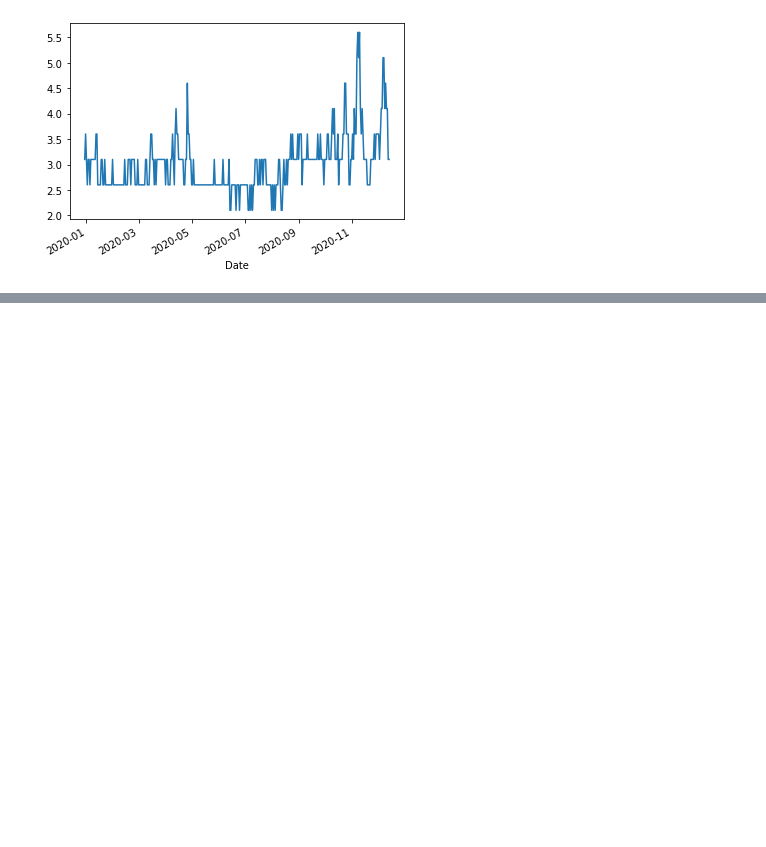
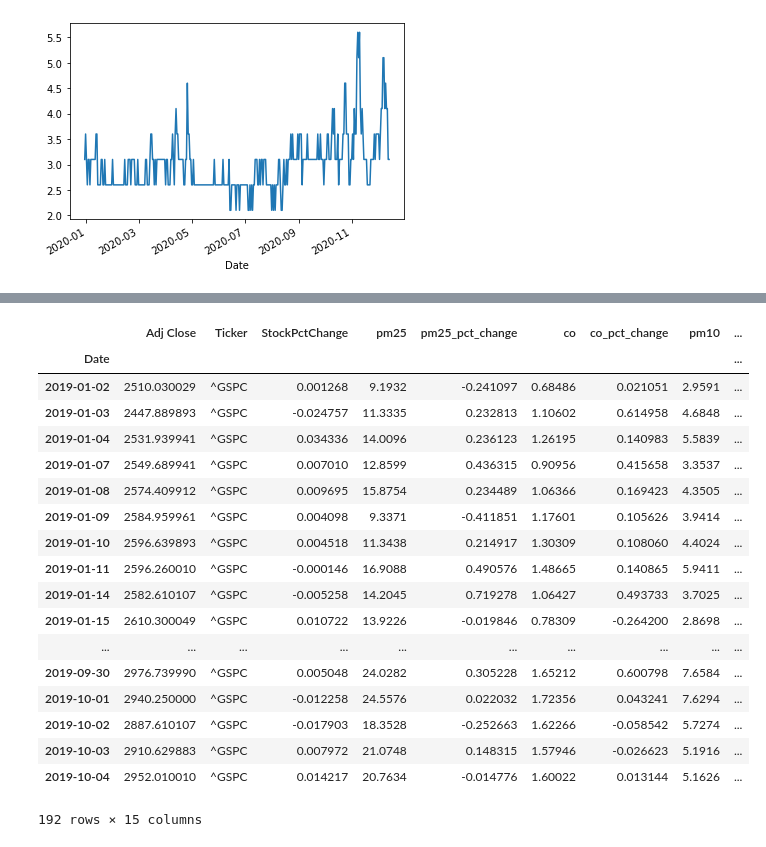
Before and after one commit to risksam/fintech_group_assignment_1, a Jupyter notebook: analysis.ipynb, the cells around one changed output, grey strips where cells are left out. Cells and saved outputs as stored; diff of their text form; code cells hidden in the pictures; blank space fills up the shorter version.

```diff
--- a/analysis.ipynb
+++ b/analysis.ipynb
@@ -174,3 +254,78 @@ corr_graph_maker(dfStock_2020, climate_df_2020)
+# %%
+#dataframes for dashboard
+country_dict = {'IN' : '^BSESN',
+                'CN' : '000001.SS',
+                'JP' : '^N225',
+                'AU' : '^AXJO',
+                'GB' : '^FTSE',
+                'US' : '^GSPC'}
+#list of air quality factors
+aqf = list(air_quality_factors)
+
+#function to generate dict of air quality factors
+def full_dict(df_stock, climate_df, country='JP'):
+
+    list_of_df = {}
+    for factor in aqf:
+        polutant_df = climate_df[climate_df['Specie'] == factor]
+        polutant_df_country = polutant_df['weighted_median'].groupby('Date').sum()
+        new_df  = pd.DataFrame(polutant_df_country)
+        pct_chg = factor+"_pct_change"
+        new_df[pct_chg] = new_df.pct_change()
+        new_df.columns = [factor, pct_chg]
+        list_of_df[factor] = new_df
+
+    #filter out specific pollutant
+#     polutant_df = climate_df[climate_df['Specie'] == polutant]
+#     #calculate weighted mean by day
+#     polutant_df_country = polutant_df['weighted_median'].groupby('Date').sum()#.pct_change()
+
+    df_stock = df_stock[df_stock['Ticker'] == country_dict[country]].set_index('Date')
+    df_stock.index = df_stock.index.astype('datetime64[ns]')
+    #df_stock = df_stock.index.map(list_of_df)
+    for k in list_of_df.keys():
+        df_stock = pd.concat([df_stock, list_of_df[k]], axis =1, join="inner")
+
+
+    return df_stock.drop(['Open','High','Low','Close','Volume'], axis=1).dropna()
+
+jap_2020 = full_dict(dfStock_2020, japan_climate_2020)
+jap_2019 = full_dict(dfStock_2019, japan_climate_2019)
+
+india_2020 = full_dict(dfStock_2020, india_climate_2020, "IN")
+india_2019 = full_dict(dfStock_2019, india_climate_2019, "IN")
+
+china_2020 = full_dict(dfStock_2020, china_climate_2020, "CN")
+china_2019 = full_dict(dfStock_2019, china_climate_2019, "CN")
+
+aus_2020 = full_dict(dfStock_2020, aus_climate_2020, "AU")
+aus_2019 = full_dict(dfStock_2019, aus_climate_2019, "AU")
+
+uk_2020 = full_dict(dfStock_2020, uk_climate_2020, "GB")
+uk_2019 = full_dict(dfStock_2019, uk_climate_2019, "GB")
+
+us_2020 = full_dict(dfStock_2020, usa_climate_2020, "US")
+us_2019 = full_dict(dfStock_2019, usa_climate_2019, "US")
+# %% [output]
+|  | Adj Close | Ticker | StockPctChange | pm25 | pm25_pct_change | co | co_pct_change | pm10 | ... |
+| Date |  |  |  |  |  |  |  |  | ... |
+| 2019-01-02 | 2510.030029 | ^GSPC | 0.001268 | 9.1932 | -0.241097 | 0.68486 | 0.021051 | 2.9591 | ... |
+| 2019-01-03 | 2447.889893 | ^GSPC | -0.024757 | 11.3335 | 0.232813 | 1.10602 | 0.614958 | 4.6848 | ... |
+| 2019-01-04 | 2531.939941 | ^GSPC | 0.034336 | 14.0096 | 0.236123 | 1.26195 | 0.140983 | 5.5839 | ... |
+| 2019-01-07 | 2549.689941 | ^GSPC | 0.007010 | 12.8599 | 0.436315 | 0.90956 | 0.415658 | 3.3537 | ... |
+| 2019-01-08 | 2574.409912 | ^GSPC | 0.009695 | 15.8754 | 0.234489 | 1.06366 | 0.169423 | 4.3505 | ... |
+| 2019-01-09 | 2584.959961 | ^GSPC | 0.004098 | 9.3371 | -0.411851 | 1.17601 | 0.105626 | 3.9414 | ... |
+| 2019-01-10 | 2596.639893 | ^GSPC | 0.004518 | 11.3438 | 0.214917 | 1.30309 | 0.108060 | 4.4024 | ... |
+| 2019-01-11 | 2596.260010 | ^GSPC | -0.000146 | 16.9088 | 0.490576 | 1.48665 | 0.140865 | 5.9411 | ... |
+| 2019-01-14 | 2582.610107 | ^GSPC | -0.005258 | 14.2045 | 0.719278 | 1.06427 | 0.493733 | 3.7025 | ... |
+| 2019-01-15 | 2610.300049 | ^GSPC | 0.010722 | 13.9226 | -0.019846 | 0.78309 | -0.264200 | 2.8698 | ... |
+| ... | ... | ... | ... | ... | ... | ... | ... | ... | ... |
+| 2019-09-30 | 2976.739990 | ^GSPC | 0.005048 | 24.0282 | 0.305228 | 1.65212 | 0.600798 | 7.6584 | ... |
+| 2019-10-01 | 2940.250000 | ^GSPC | -0.012258 | 24.5576 | 0.022032 | 1.72356 | 0.043241 | 7.6294 | ... |
+| 2019-10-02 | 2887.610107 | ^GSPC | -0.017903 | 18.3528 | -0.252663 | 1.62266 | -0.058542 | 5.7274 | ... |
+| 2019-10-03 | 2910.629883 | ^GSPC | 0.007972 | 21.0748 | 0.148315 | 1.57946 | -0.026623 | 5.1916 | ... |
+| 2019-10-04 | 2952.010010 | ^GSPC | 0.014217 | 20.7634 | -0.014776 | 1.60022 | 0.013144 | 5.1626 | ... |
+192 rows × 15 columns
 # %%
 import plotly.graph_objects as go
 import numpy as np
```
Also changed, not shown: parts of 19 cells of this notebook, 3 other files.
